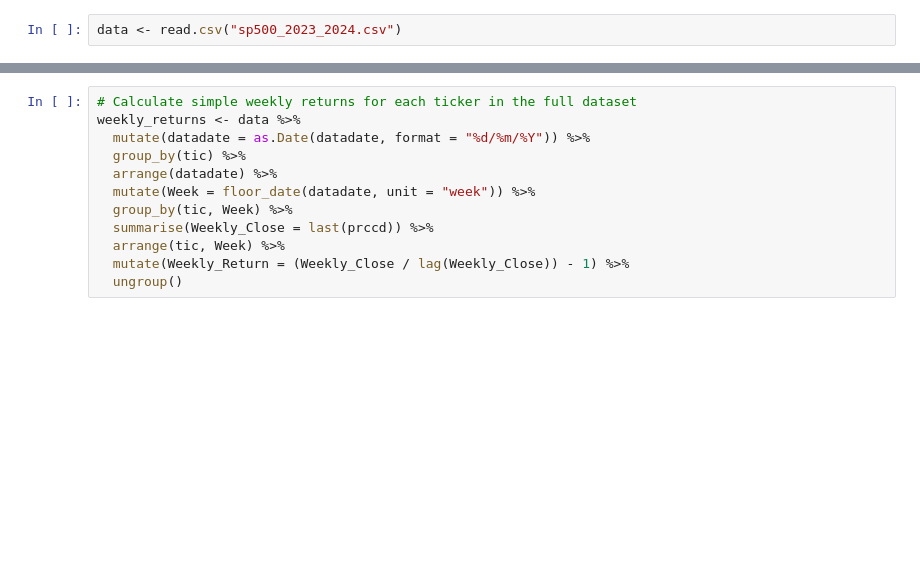
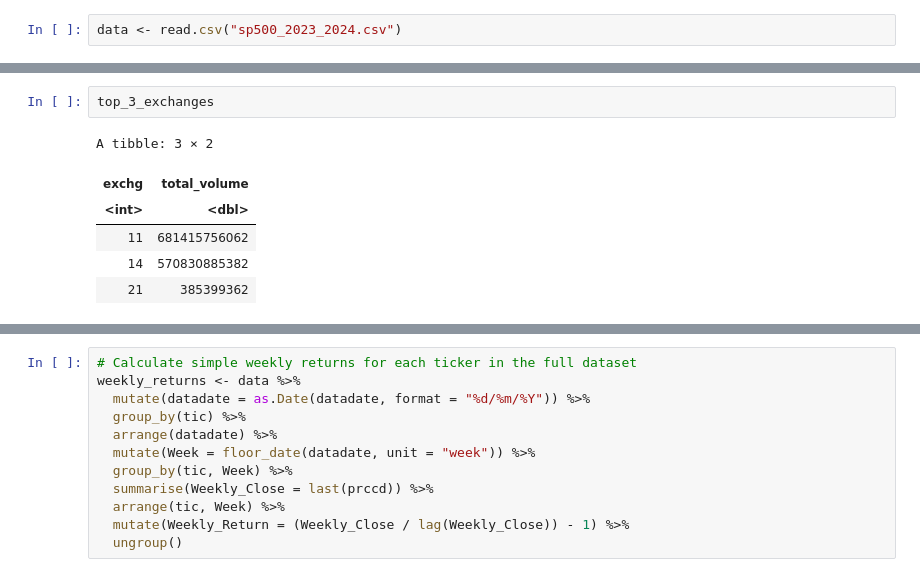
Before and after one commit to Mengsch3/apps-r-hw-01, a Jupyter notebook: hw_02/hw_02.ipynb, the cells around one changed output, grey strips where cells are left out. Drawn from its saved outputs; the diff is of its cells as text; blank space fills up the shorter version.

```diff
--- a/hw_02/hw_02.ipynb
+++ b/hw_02/hw_02.ipynb
@@ -40,0 +89,9 @@ A data.frame: 6 × 11
+# %%
+top_3_exchanges
+# %% [output]
+A tibble: 3 × 2
+| exchg | total_volume |
+| <int> | <dbl> |
+| 11 | 681415756062 |
+| 14 | 570830885382 |
+| 21 | 385399362 |
```
Also changed, not shown: parts of 11 cells of this notebook.
